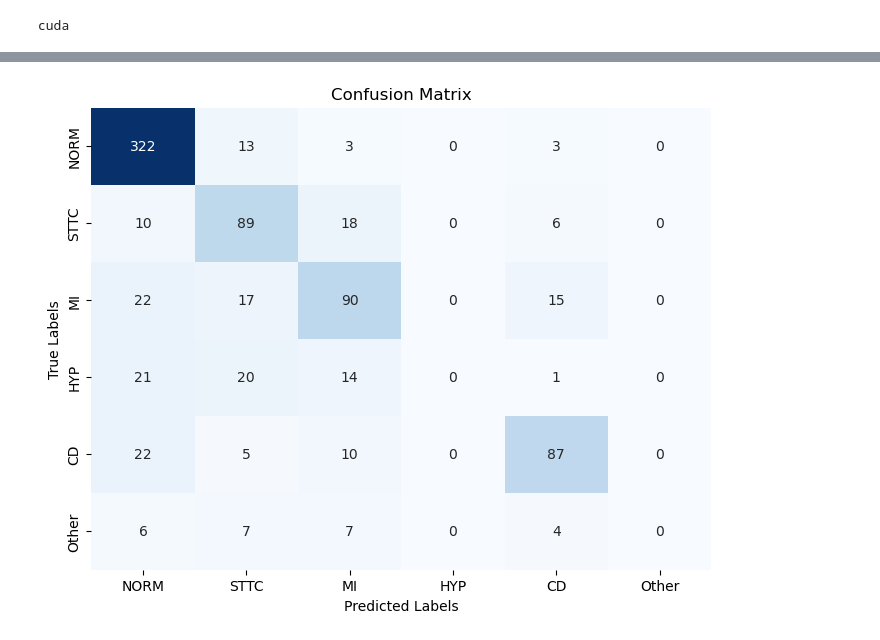
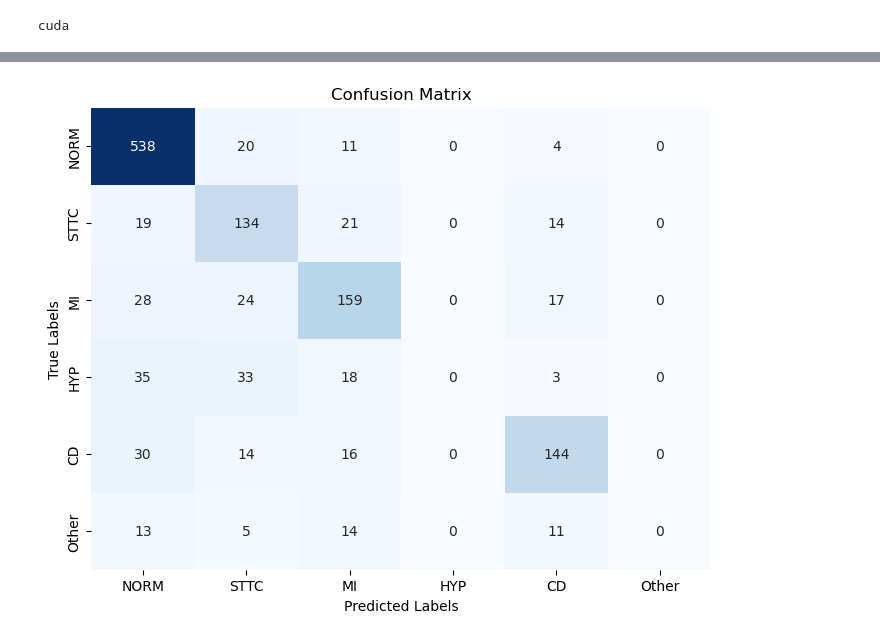
Before and after one commit to rashadkp/ecg_classification_using_resnet, a Jupyter notebook: 1d_ecg_classificatIon_multiclass.ipynb, the cells around one changed output, grey strips where cells are left out. Saved outputs shown, nothing was run; the diff lists cells and outputs as text; code cells hidden in the pictures.

Commit message:
Trained on a 12000 data point and obtained an accuracy of 73.58% for multiclass

```diff
--- a/1d_ecg_classificatIon_multiclass.ipynb
+++ b/1d_ecg_classificatIon_multiclass.ipynb
@@ -12,8 +12,7 @@ from torchvision import transforms
 import ast
 # %%
 #defenition of data path and excel file path
-path = '/home/abhishek/rashad_internship/Physionet/ptb-xl-1.0.3/'
-excel = '/home/abhishek/rashad_internship/Physionet/ptb-xl-1.0.3/ptbxl_database.csv'
+path = '/home/abhishek/rashad_internship/dataset/physionet.org/files/ptb-xl/1.0.3/'
 # %%
 import pandas as pd
 import numpy as np
@@ -114,8 +113,8 @@ transform = transforms.Compose([
     transforms.ToTensor(),
 ])
 # %%
-train_dataset = Custom_class( path, num_data=7000, transform=transform, data_split='train', fold=10)
-val_dataset = Custom_class( path, num_data=7000, transform=transform, data_split='val', fold=9)
-test_dataset = Custom_class( path, num_data=7000, transform=transform, data_split='test', fold=8)
+train_dataset = Custom_class( path, num_data=12000, transform=transform, data_split='train', fold=10)
+val_dataset = Custom_class( path, num_data=12000, transform=transform, data_split='val', fold=9)
+test_dataset = Custom_class( path, num_data=12000, transform=transform, data_split='test', fold=8)
 # %%
 print(f"Number of data in training set : {len(train_dataset)}")
@@ -274,10 +275,20 @@ import torch
 import torch.nn as nn
 import torch.optim as optim
 from torch.optim import lr_scheduler
-import copy
+import numpy as np
 from scipy.stats import skew, kurtosis
 import copy
+import wandb
 
+# Initialize wandb
+wandb.init(project="ECG_MULTI_CLASS")
+
+# Load your model class and initialize the model
+# Assuming ResNet50 is your model class
+model = ResNet50(input_channels=12, num_classes=6)
+device = torch.device('cuda' if torch.cuda.is_available() else 'cpu')
+model = model.to(device)
+model.load_state_dict(torch.load('/home/abhishek/rashad_internship/ecg_classification_using_resnet/best_model.pth'))
 
 # Define your optimizer and scheduler
 criterion = nn.CrossEntropyLoss()
@@ -308,15 +319,12 @@ def validate_model(model, dataloader, criterion):
             mean_of_means = torch.mean(mean, dim=1)  # Size 12, representing mean of means across the batch
             mean_of_skewness = torch.mean(skewness, dim=1)  # Size 12, representing mean of skewness across the batch
             mean_of_kurtosis = torch.mean(kurt, dim=1)
-            # stat_features = torch.stack((mean, skewness, kurt), dim=1)
             stat_features = torch.stack((mean_of_means, mean_of_skewness, mean_of_kurtosis), dim=1)
-
 
             # Forward pass
             outputs = model(inputs, stat_features)
-
             _, preds = torch.max(outputs, 1)
-            _,labels = torch.max(labels,1)
+            _, labels = torch.max(labels, 1)
             loss = criterion(outputs, labels)
 
             running_loss += loss.item() * inputs.size(0)
@@ -348,27 +356,32 @@ for epoch in range(num_epochs):
 
         stat_features = torch.stack((mean_of_means, mean_of_skewness, mean_of_kurtosis), dim=1)
 
-
         # Forward pass
         outputs = model(inputs, stat_features)
         _, preds = torch.max(outputs, 1)
 
-
         loss = criterion(outputs, labels)
-        _,labels = torch.max(labels,1)
+        _, labels = torch.max(labels, 1)
         loss.backward()
         optimizer.step()
         running_loss += loss.item() * inputs.size(0)
         running_corrects += torch.sum(preds == labels.data)
+
     epoch_loss = running_loss / len(train_dataloader.dataset)
     epoch_acc = running_corrects.double() / len(train_dataloader.dataset)
     scheduler.step()
 
     print(f'Training - Epoch {epoch+1}/{num_epochs}, Loss: {epoch_loss:.4f}, Accuracy: {epoch_acc:.4f}')
 
+    # Log training metrics to wandb
+    wandb.log({"epoch": epoch+1, "train_loss": epoch_loss, "train_accuracy": epoch_acc})
+
     # Validate the model
     val_loss, val_acc = validate_model(model, validation_dataloader, criterion)
     print(f'Validation - Epoch {epoch+1}/{num_epochs}, Loss: {val_loss:.4f}, Accuracy: {val_acc:.4f}')
+
+    # Log validation metrics to wandb
+    wandb.log({"epoch": epoch+1, "val_loss": val_loss, "val_accuracy": val_acc})
 
     # Deep copy the model if the current validation accuracy is the best so far
     if val_acc > best_acc:
@@ -450,14 +526,14 @@ Confusion Matrix:
 # %%
 import seaborn as sns
 
 class_names = ['NORM', 'STTC', 'MI', 'HYP', 'CD', 'Other']
 
 # Plot confusion matrix
 plt.figure(figsize=(8, 6))
-sns.heatmap(confusion_matrix, annot=True, fmt='d', cmap='Blues', cbar=False, xticklabels=class_names, yticklabels=class_names)
+sns.heatmap(cm, annot=True, fmt='d', cmap='Blues', cbar=False, xticklabels=class_names, yticklabels=class_names)
 plt.xlabel('Predicted Labels')
 plt.ylabel('True Labels')
 plt.title('Confusion Matrix')
 plt.show()
 # %% [output]
-[figure, old version]
+[figure, new version]
```
Also changed, not shown: parts of 3 cells of this notebook.
